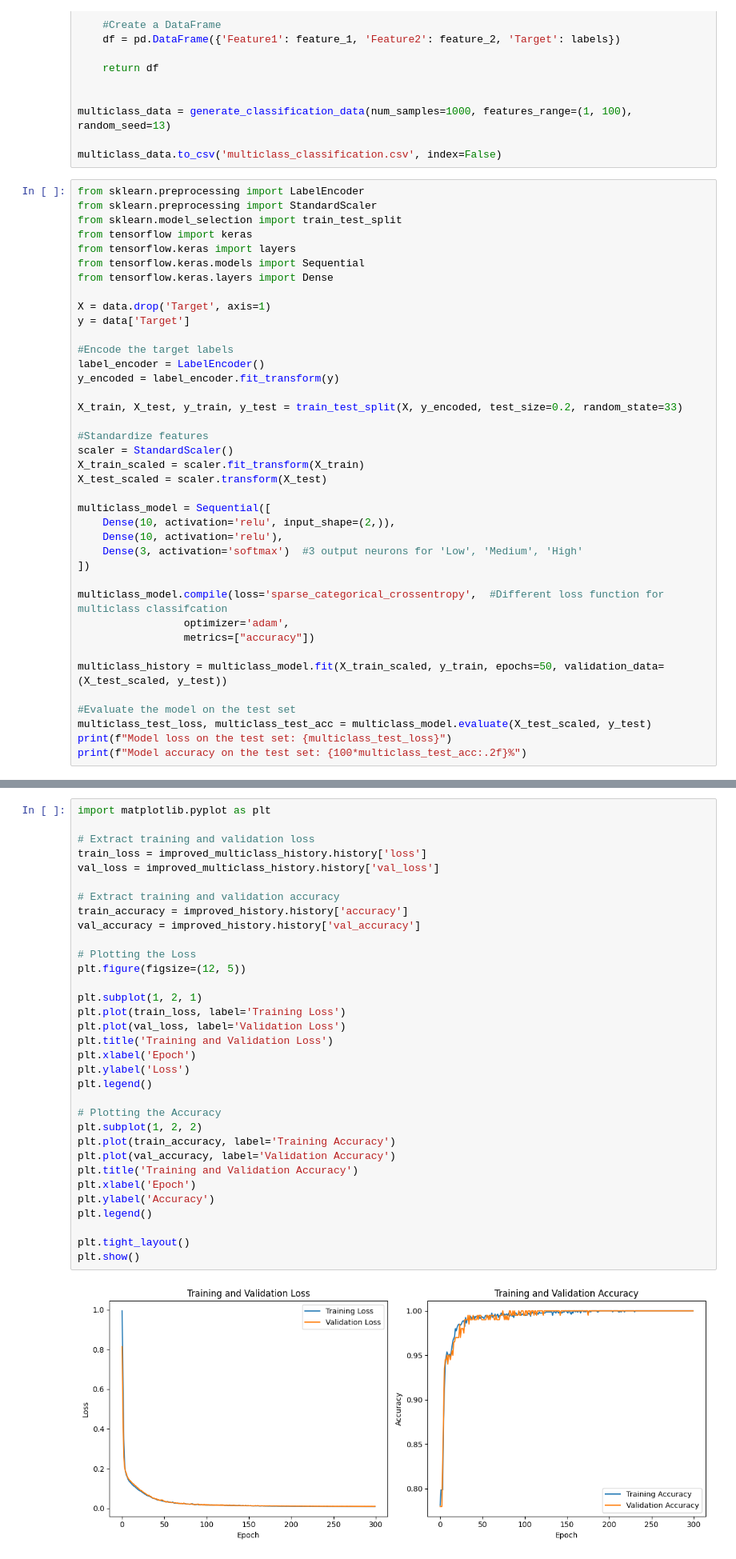
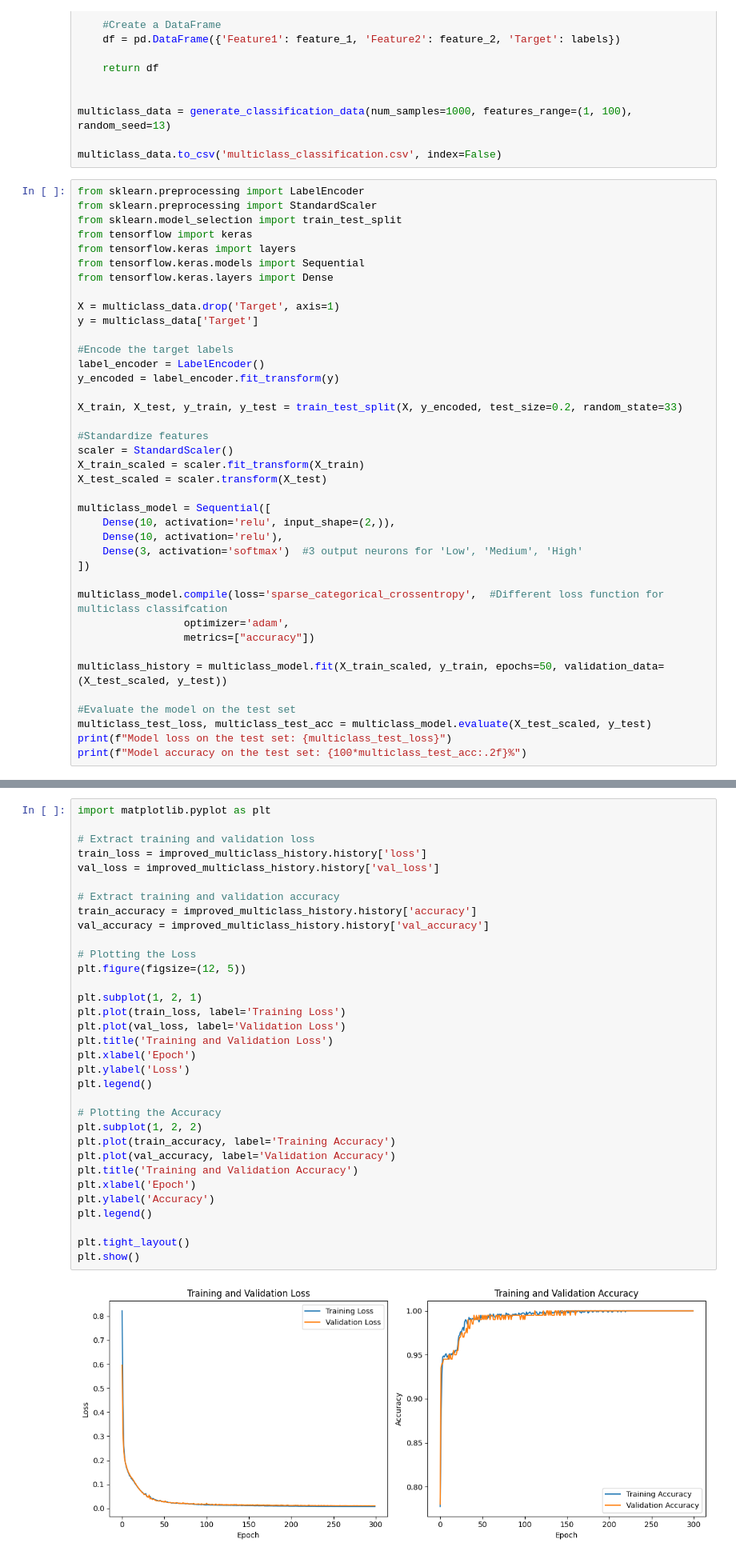
Before and after one commit to Dorrothee/ml2023, a Jupyter notebook: PR7/pr7.ipynb, the cells around one changed output, grey strips where cells are left out. Shown at 80% size. Drawn from its saved outputs; the diff is of its cells as text.

```diff
--- a/PR7/pr7.ipynb
+++ b/PR7/pr7.ipynb
@@ -219,8 +219,8 @@ from tensorflow.keras import layers
 from tensorflow.keras.models import Sequential
 from tensorflow.keras.layers import Dense
 
-X = data.drop('Target', axis=1)
-y = data['Target']
+X = multiclass_data.drop('Target', axis=1)
+y = multiclass_data['Target']
 
 #Encode the target labels
 label_encoder = LabelEncoder()
@@ -325,33 +325,33 @@ import matplotlib.pyplot as plt
 
 # Extract training and validation loss
 train_loss = improved_multiclass_history.history['loss']
 val_loss = improved_multiclass_history.history['val_loss']
 
 # Extract training and validation accuracy
-train_accuracy = improved_history.history['accuracy']
-val_accuracy = improved_history.history['val_accuracy']
+train_accuracy = improved_multiclass_history.history['accuracy']
+val_accuracy = improved_multiclass_history.history['val_accuracy']
 
 # Plotting the Loss
 plt.figure(figsize=(12, 5))
 
 plt.subplot(1, 2, 1)
 plt.plot(train_loss, label='Training Loss')
 plt.plot(val_loss, label='Validation Loss')
 plt.title('Training and Validation Loss')
 plt.xlabel('Epoch')
 plt.ylabel('Loss')
 plt.legend()
 
 # Plotting the Accuracy
 plt.subplot(1, 2, 2)
 plt.plot(train_accuracy, label='Training Accuracy')
 plt.plot(val_accuracy, label='Validation Accuracy')
 plt.title('Training and Validation Accuracy')
 plt.xlabel('Epoch')
 plt.ylabel('Accuracy')
 plt.legend()
 
 plt.tight_layout()
 plt.show()
 # %% [output]
-[figure, old version]
+[figure, new version]
```
Also changed, not shown: parts of 5 cells of this notebook.
